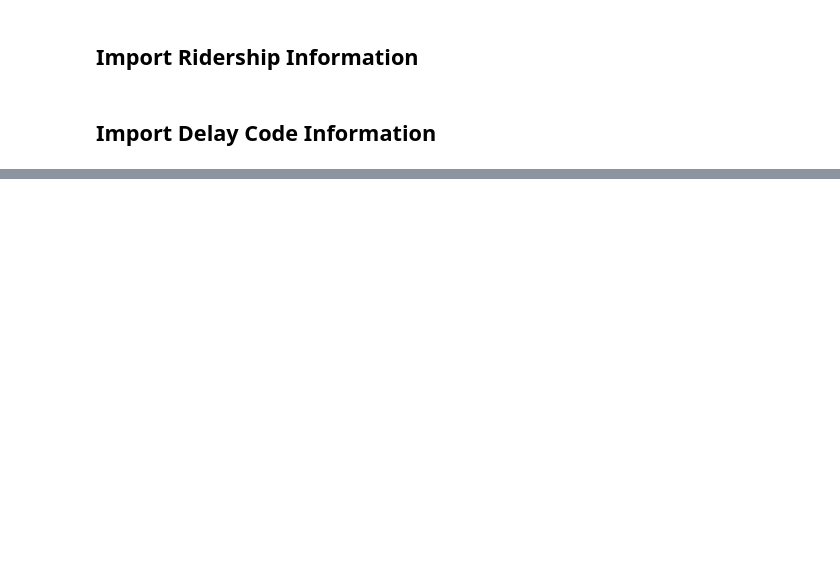
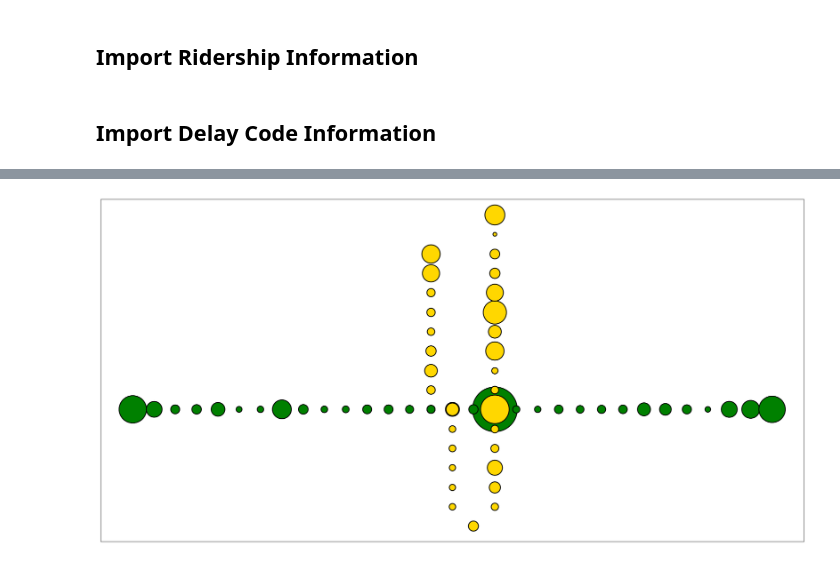
Before and after one commit to npricejones/ttc-vis, a Jupyter notebook: delay-ridership.ipynb, the cells around one changed output, grey strips where cells are left out. Saved outputs shown, nothing was run; the diff lists cells and outputs as text; code cells hidden in the pictures; blank space fills up the shorter version.

```diff
--- a/delay-ridership.ipynb
+++ b/delay-ridership.ipynb
@@ -105,0 +111,79 @@ plt.plot(yus_delays)
+# %%
+min_delay = np.min(np.concatenate((yus_delays,bd_delays)))
+min_size = 8
+edge = 2
+plt.figure(figsize=(30,15))
+
+bd_scaleddelays = bd_delays/min_delay
+
+yus_scaleddelays = yus_delays/min_delay
+
+# Do Interchanges First
+
+# Spadina
+station = 'spadina'
+if yus_scaleddelays[yus.index(station)] > bd_scaleddelays[bd.index(station)]:
+    plt.plot(NS_posx[yus.index(station)],NS_posy[yus.index(station)],'o',
+             markersize=yus_scaleddelays[yus.index(station)]+min_size,color='gold',
+             markeredgecolor='k',markeredgewidth=edge)
+    plt.plot(EW_posx[bd.index(station)],EW_posy[bd.index(station)],'o',
+             markersize=bd_scaleddelays[bd.index(station)]+min_size,color='g',
+             markeredgecolor='k',markeredgewidth=edge)
+elif yus_scaleddelays[yus.index(station)] <= bd_scaleddelays[bd.index(station)]:
+    plt.plot(EW_posx[bd.index(station)],EW_posy[bd.index(station)],'o',
+             markersize=bd_scaleddelays[bd.index(station)]+min_size,color='g',
+             markeredgecolor='k',markeredgewidth=edge)
+    plt.plot(NS_posx[yus.index(station)],NS_posy[yus.index(station)],'o',
+             markersize=yus_scaleddelays[yus.index(station)]+min_size,color='gold',
+             markeredgecolor='k',markeredgewidth=edge)
+
+station = 'st george'
+if yus_scaleddelays[yus.index(station)] > bd_scaleddelays[bd.index(station)]:
+    plt.plot(NS_posx[yus.index(station)],NS_posy[yus.index(station)],'o',
+             markersize=yus_scaleddelays[yus.index(station)]+min_size,color='gold',
+             markeredgecolor='k',markeredgewidth=edge)
+    plt.plot(EW_posx[bd.index(station)],EW_posy[bd.index(station)],'o',
+             markersize=bd_scaleddelays[bd.index(station)]+min_size,color='g',
+             markeredgecolor='k',markeredgewidth=edge)
+elif yus_scaleddelays[yus.index(station)] <= bd_scaleddelays[bd.index(station)]:
+    plt.plot(EW_posx[bd.index(station)],EW_posy[bd.index(station)],'o',
+             markersize=bd_scaleddelays[bd.index(station)]+min_size,color='g',
+             markeredgecolor='k',markeredgewidth=edge)
+    plt.plot(NS_posx[yus.index(station)],NS_posy[yus.index(station)],'o',
+             markersize=yus_scaleddelays[yus.index(station)]+min_size,color='gold',
+             markeredgecolor='k',markeredgewidth=edge)
+
+if yus_scaleddelays[yus.index('bloor')] > bd_scaleddelays[bd.index('yonge')]:
+    plt.plot(NS_posx[yus.index('bloor')],NS_posy[yus.index('bloor')],'o',
+             markersize=yus_scaleddelays[yus.index('bloor')]+min_size,color='gold',
+             markeredgecolor='k',markeredgewidth=edge)
+    plt.plot(EW_posx[bd.index('yonge')],EW_posy[bd.index('yonge')],'o',
+             markersize=bd_scaleddelays[bd.index('yonge')]+min_size,color='g',
+             markeredgecolor='k',markeredgewidth=edge)
+if yus_scaleddelays[yus.index('bloor')] <= bd_scaleddelays[bd.index('yonge')]:
+    plt.plot(EW_posx[bd.index('yonge')],EW_posy[bd.index('yonge')],'o',
+             markersize=bd_scaleddelays[bd.index('yonge')]+min_size,color='g',
+             markeredgecolor='k',markeredgewidth=edge)
+    plt.plot(NS_posx[yus.index('bloor')],NS_posy[yus.index('bloor')],'o',
+             markersize=yus_scaleddelays[yus.index('bloor')]+min_size,color='gold',
+             markeredgecolor='k',markeredgewidth=edge)
+
+for station in range(len(bd_scaleddelays)):
+    if bd[station] not in interchange:
+        plt.plot(EW_posx[station],EW_posy[station],'o',markeredgecolor='k',markeredgewidth=edge,
+                 markersize=bd_scaleddelays[station]+min_size,color='g')
+        #plt.errorbar(EW_posx[station],EW_posy[station],yerr = bd_scaleddelays[station]/2.,
+        #             fmt='o',markeredgecolor='k',markeredgewidth=edge,markersize = min_size,color='g')
+
+for station in range(len(yus_scaleddelays)):
+    if yus[station] not in interchange:
+        plt.plot(NS_posx[station],NS_posy[station],'o',markeredgecolor='k',markeredgewidth=edge,
+                 markersize=yus_scaleddelays[station]+min_size,color='gold')
+        #plt.errorbar(NS_posx[station],NS_posy[station],xerr = yus_scaleddelays[station]/2.,
+        #             fmt='o',markeredgecolor='k',markeredgewidth=edge,markersize = min_size,color='gold')
+
+
+
+plt.xticks([])
+plt.yticks([])
+# %% [output]
@@ -105,0 +191 @@ plt.plot(yus_delays)
+[figure, added]
```
Also changed, not shown: parts of 15 cells of this notebook.
